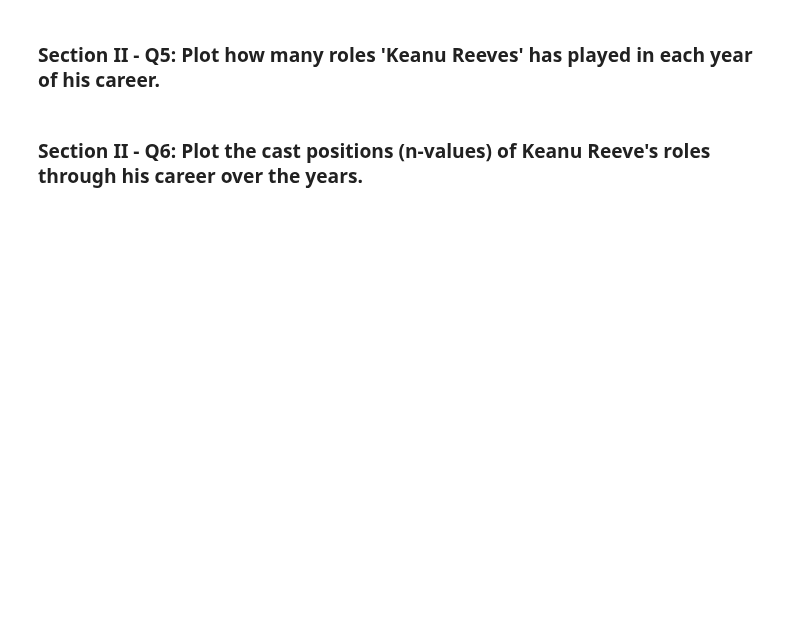
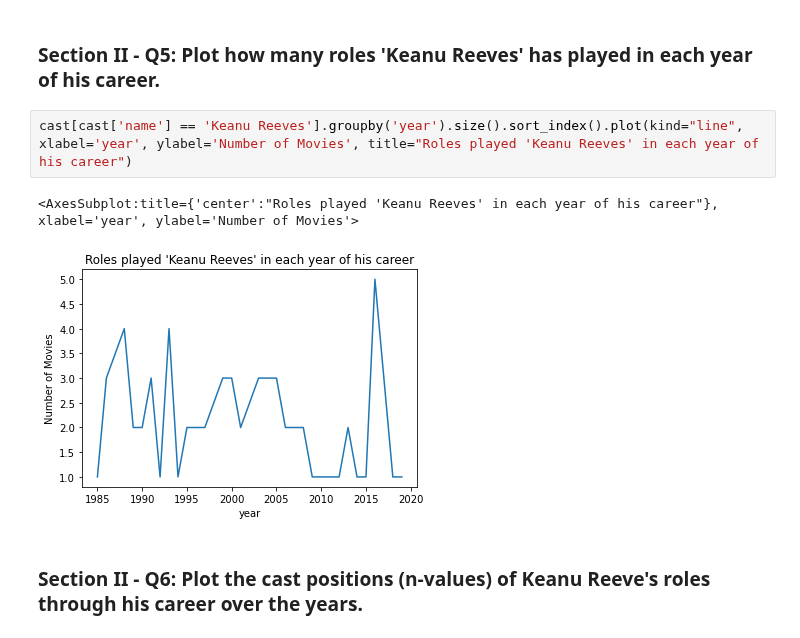
Before and after one commit to springboard-curriculum/mec-mini-projects, a Jupyter notebook: mec-5.3.10-data-wranging-with-pandas-mini-project/Mini_Project_Data_Wrangling_Pandas.ipynb, the cells around one changed output. Cells and saved outputs as stored; diff of their text form; blank space fills up the shorter version.

```diff
--- a/mec-5.3.10-data-wranging-with-pandas-mini-project/Mini_Project_Data_Wrangling_Pandas.ipynb
+++ b/mec-5.3.10-data-wranging-with-pandas-mini-project/Mini_Project_Data_Wrangling_Pandas.ipynb
@@ -217,4 +486,9 @@ top_ten.plot(kind='barh')
 # %% [markdown]
 ### Section II - Q5: Plot how many roles 'Keanu Reeves' has played in each year of his career.
+# %%
+cast[cast['name'] == 'Keanu Reeves'].groupby('year').size().sort_index().plot(kind="line", xlabel='year', ylabel='Number of Movies', title="Roles played 'Keanu Reeves' in each year of his career")
+# %% [output]
+<AxesSubplot:title={'center':"Roles played 'Keanu Reeves' in each year of his career"}, xlabel='year', ylabel='Number of Movies'>
+[figure, added]
 # %% [markdown]
 ### Section II - Q6: Plot the cast positions (n-values) of Keanu Reeve's roles through his career over the years.
```
Also changed, not shown: parts of 45 cells of this notebook.
